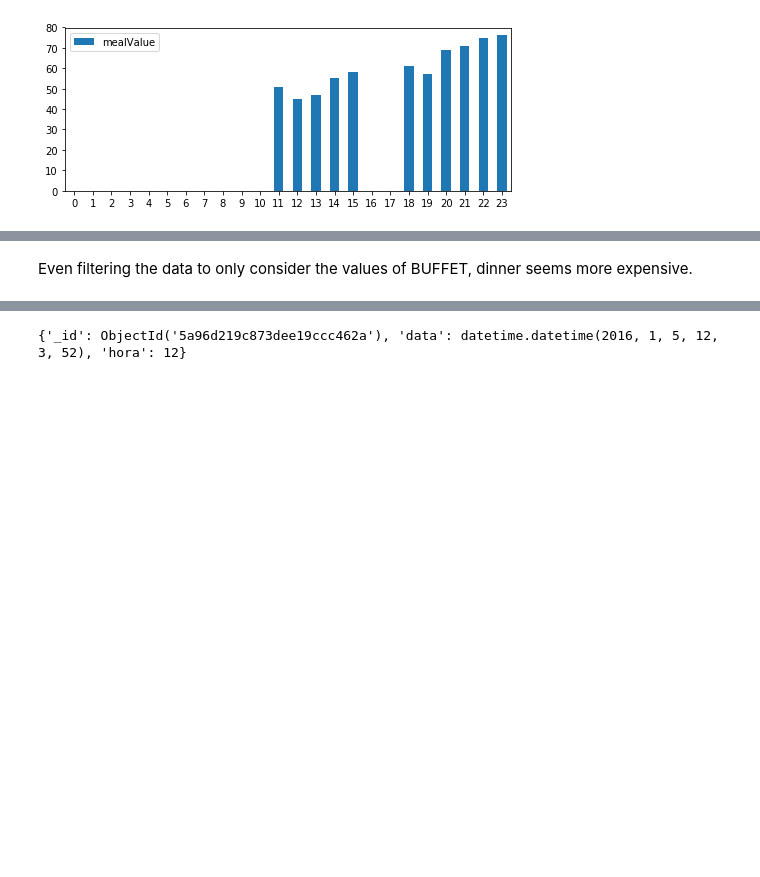
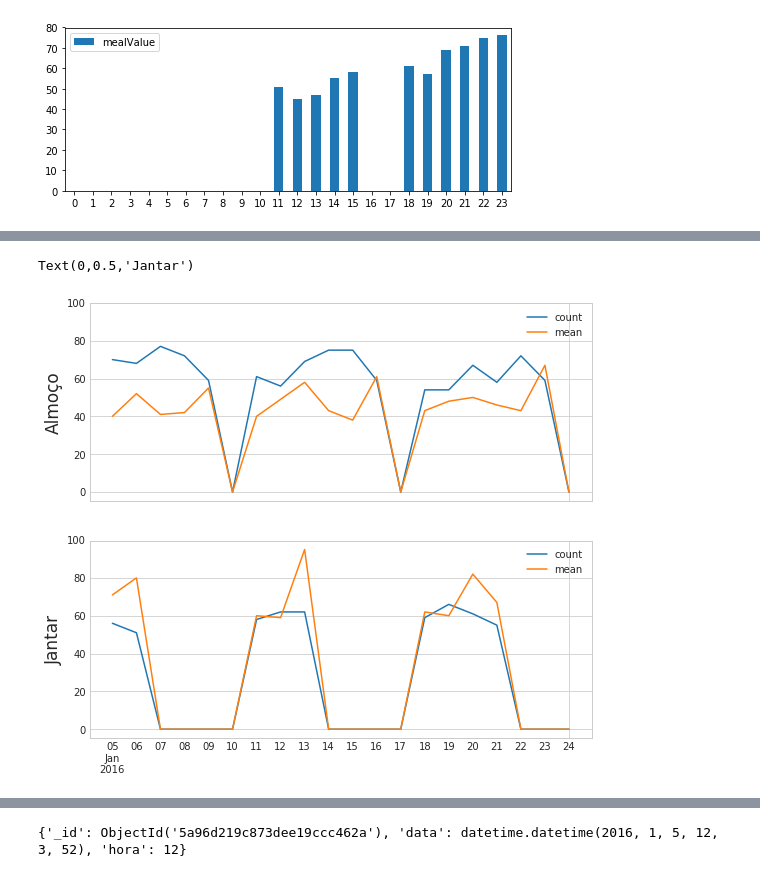
Before and after one commit to pfcor/totvs_datachallenge, a Jupyter notebook: 01_exploratory.ipynb, the cells around one changed output, grey strips where cells are left out. Drawn from its saved outputs; the diff is of its cells as text; code cells hidden in the pictures; blank space fills up the shorter version.

```diff
--- a/01_exploratory.ipynb
+++ b/01_exploratory.ipynb
@@ -222,2 +212,33 @@ q.plot(kind='bar', rot=0, figsize=(8,3))
-# %% [markdown]
-Even filtering the data to only consider the values of BUFFET, dinner seems more expensive.
+# %%
+projecting = {
+    '$project': {
+        '_id': 0,
+        'refeicao': 1,
+        'dat': '$ide.dhEmi',
+        'val': '$complemento.valorTotal',
+
+    }
+}
+
+q = sample.aggregate([
+    projecting
+])
+
+q = pd.DataFrame(list(q)) # we'll use this DataFrame in the next few analysis.
+# %%
+q_alm = copy.deepcopy(q[q.refeicao == 'Almoco']) # copying just to avoid pandas warnings of dealing with a view
+q_jan = copy.deepcopy(q[q.refeicao != 'Almoco'])
+q_alm = q_alm.groupby(q_alm.dat.dt.date)['val'].agg(['count', np.mean, np.median])
+q_jan = q_jan.groupby(q_jan.dat.dt.date)['val'].agg(['count', np.mean, np.median])
+aux = pd.DataFrame(index=pd.date_range(dt.datetime(2016,1,5), dt.datetime(2016,1,24)))
+q_alm = pd.concat([aux, q_alm], axis=1).fillna(0).astype(int)
+q_jan = pd.concat([aux, q_jan], axis=1).fillna(0).astype(int)
+
+fig, ax = plt.subplots(2, 1, sharex=True, sharey=True, figsize=(9,8))
+q_alm[['count', 'mean']].plot(ax=ax[0])
+ax[0].set_ylabel('Almoço', size=17)
+q_jan[['count', 'mean']].plot(ax=ax[1])
+ax[1].set_ylabel('Jantar', size=17)
+# %% [output]
+Text(0,0.5,'Jantar')
+[figure, added]
```
Also changed, not shown: parts of 23 cells of this notebook, 1 other file.
